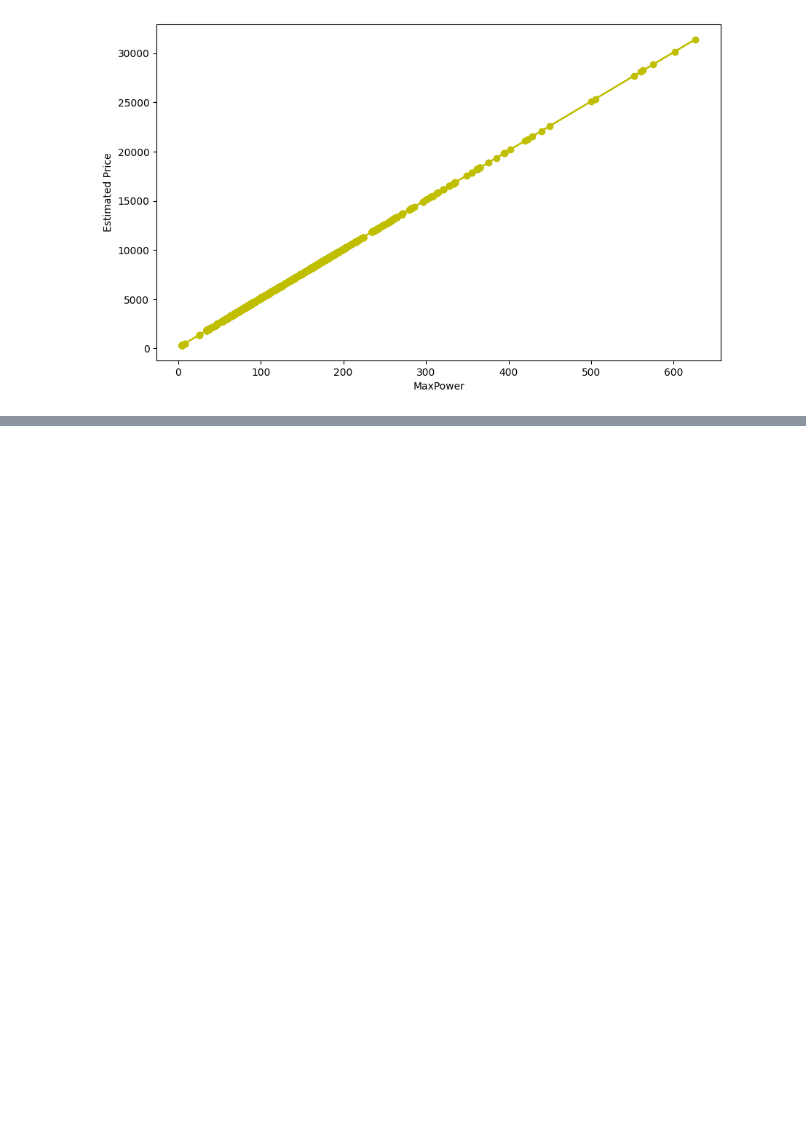
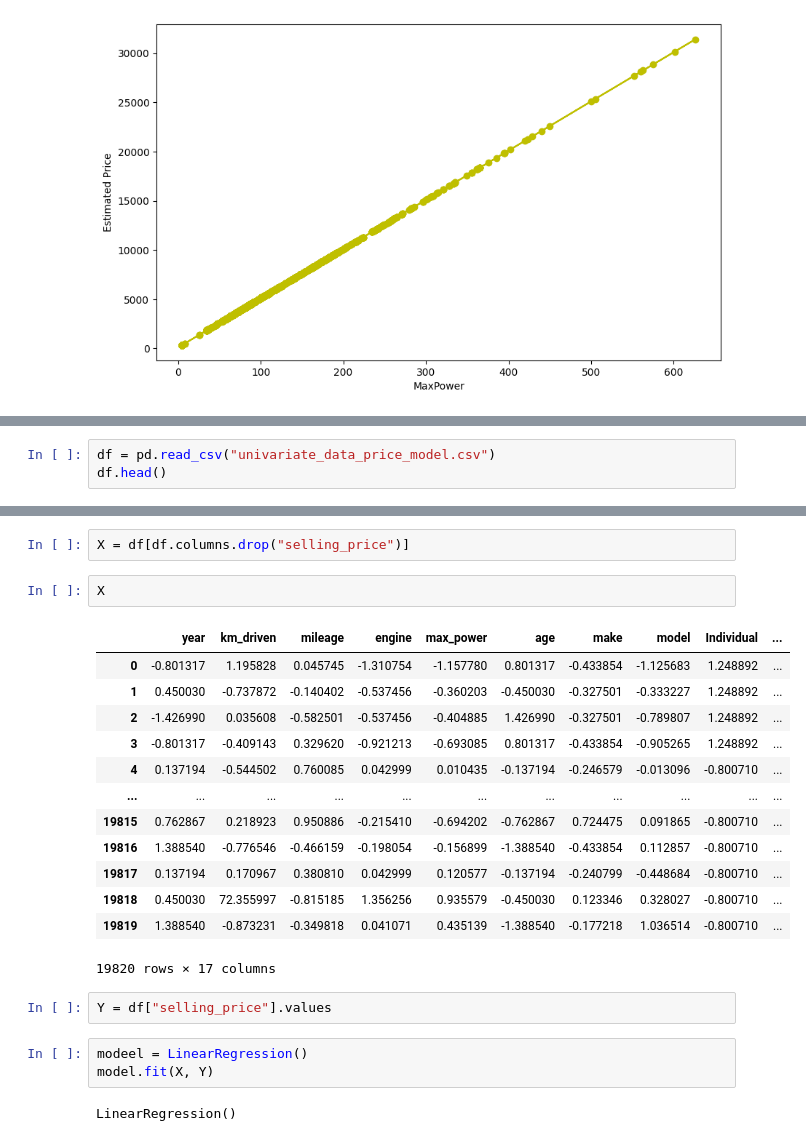
Before and after one commit to nithinys1/ml-ai-genai-ds-journal, a Jupyter notebook: module04-ML-coding:Suprivised-learing/day02-linear-regression01.ipynb, the cells around one changed output, grey strips where cells are left out. Drawn from its saved outputs; the diff is of its cells as text; blank space fills up the shorter version.

```diff
--- a/module04-ML-coding:Suprivised-learing/day02-linear-regression01.ipynb
+++ b/module04-ML-coding:Suprivised-learing/day02-linear-regression01.ipynb
@@ -110,0 +141,3 @@ plt.ylabel('Estimated Price');
+# %%
+df = pd.read_csv("univariate_data_price_model.csv")
+df.head()
@@ -110,0 +208,25 @@ plt.ylabel('Estimated Price');
+# %%
+X = df[df.columns.drop("selling_price")]
+# %%
+X
+# %% [output]
+|  | year | km_driven | mileage | engine | max_power | age | make | model | Individual | ... |
+| 0 | -0.801317 | 1.195828 | 0.045745 | -1.310754 | -1.157780 | 0.801317 | -0.433854 | -1.125683 | 1.248892 | ... |
+| 1 | 0.450030 | -0.737872 | -0.140402 | -0.537456 | -0.360203 | -0.450030 | -0.327501 | -0.333227 | 1.248892 | ... |
+| 2 | -1.426990 | 0.035608 | -0.582501 | -0.537456 | -0.404885 | 1.426990 | -0.327501 | -0.789807 | 1.248892 | ... |
+| 3 | -0.801317 | -0.409143 | 0.329620 | -0.921213 | -0.693085 | 0.801317 | -0.433854 | -0.905265 | 1.248892 | ... |
+| 4 | 0.137194 | -0.544502 | 0.760085 | 0.042999 | 0.010435 | -0.137194 | -0.246579 | -0.013096 | -0.800710 | ... |
+| ... | ... | ... | ... | ... | ... | ... | ... | ... | ... | ... |
+| 19815 | 0.762867 | 0.218923 | 0.950886 | -0.215410 | -0.694202 | -0.762867 | 0.724475 | 0.091865 | -0.800710 | ... |
+| 19816 | 1.388540 | -0.776546 | -0.466159 | -0.198054 | -0.156899 | -1.388540 | -0.433854 | 0.112857 | -0.800710 | ... |
+| 19817 | 0.137194 | 0.170967 | 0.380810 | 0.042999 | 0.120577 | -0.137194 | -0.240799 | -0.448684 | -0.800710 | ... |
+| 19818 | 0.450030 | 72.355997 | -0.815185 | 1.356256 | 0.935579 | -0.450030 | 0.123346 | 0.328027 | -0.800710 | ... |
+| 19819 | 1.388540 | -0.873231 | -0.349818 | 0.041071 | 0.435139 | -1.388540 | -0.177218 | 1.036514 | -0.800710 | ... |
+19820 rows × 17 columns
+# %%
+Y = df["selling_price"].values
+# %%
+modeel = LinearRegression()
+model.fit(X, Y)
+# %% [output]
+LinearRegression()
```
Also changed, not shown: parts of 19 cells of this notebook, 3 other files.
